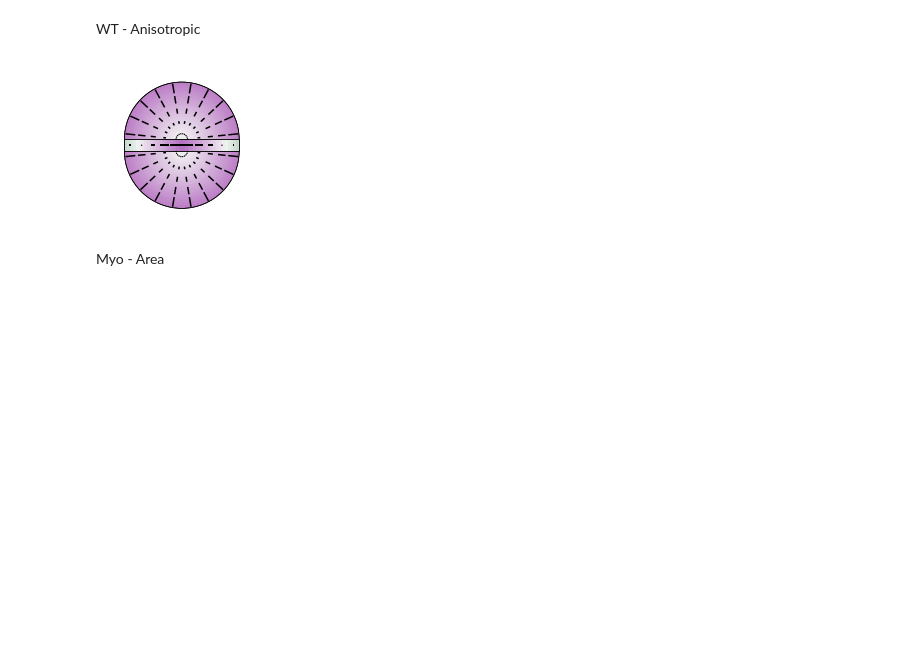
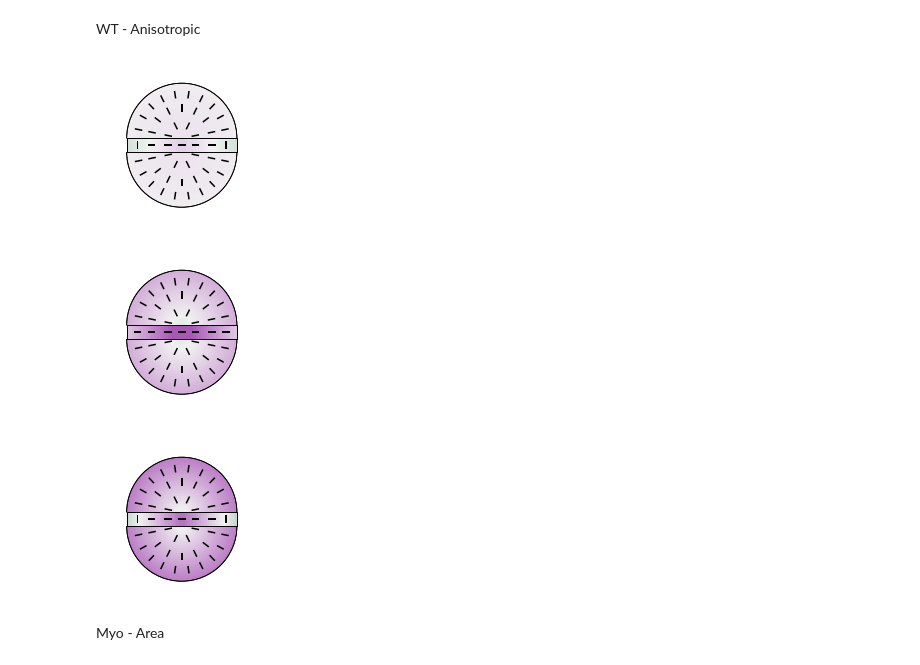
Before and after one commit to abhijeetkrishna/WDeversion_theory, a Jupyter notebook: Experiments/notebooks/visualize_lambdas.ipynb, the cells around one changed output. Drawn from its saved outputs; the diff is of its cells as text; code cells hidden in the pictures; blank space fills up the shorter version.

```diff
--- a/Experiments/notebooks/visualize_lambdas.ipynb
+++ b/Experiments/notebooks/visualize_lambdas.ipynb
@@ -377,14 +473,15 @@ DV_width = np.sin(0.1931/2)/np.sin(0.8662) #around 0.1
 #circ_plot_xlim = (-1.25,1.25)
 #circ_plot_ylim = (-1.1, 1.4)
 # %%
-DV_width = 0.2
+DV_width = 0.25
 
 #load fit file
 # %%
+quiver_scale = 20
 figsize = (6*5*cm_, 5*2*cm_)
 fig,axs = plt.subplots(2,5, figsize = figsize)
 
-[isotropic_vmin, isotropic_vmax] = [1.0, 1.3]
+[isotropic_vmin, isotropic_vmax] = [0.7, 1.3]
 [anisotropic_vmin, anisotropic_vmax] = [0.7, 1.3]
 
 
@@ -499,10 +596,14 @@ plt.savefig(dataout +'/' + genotype + '_rho_vs_N-noIncreaselimits.pdf',dpi = 600
 # %% [markdown]
 WT - Area
 # %%
-figsize = (8*cm_, 5*cm_)
-fig,ax = plt.subplots(figsize = figsize)
+stage_final_array = ["0hAPF", "2hAPF", "4hAPF"]
 
-ax = get_isotropic_subplot(ax, stage_init="wL3", stage_final="4hAPF", fit_lambdas_df=fit_lambdas_df_WT, DV_width = DV_width,
-                           boundary_lw=lw/2, add_cbar = False, fontsize=Medium_font_size, cmap = cmap_isotropic, vmin = isotropic_vmin, vmax = isotropic_vmax,)
-plt.savefig(dataout +'/' + "WT_circ_plot_only_area.pdf", bbox_inches = "tight")
+for stage_final in stage_final_array:
+
+    figsize = (8*cm_, 5*cm_)
+    fig,ax = plt.subplots(figsize = figsize)
+
+    ax = get_isotropic_subplot(ax, stage_init="wL3", stage_final=stage_final, fit_lambdas_df=fit_lambdas_df_WT, DV_width = DV_width,
+                            boundary_lw=lw/2, add_cbar = False, fontsize=Medium_font_size, cmap = cmap_isotropic, vmin = isotropic_vmin, vmax = isotropic_vmax,)
+    plt.savefig(dataout +'/' + "WT_circ_plot_only_area_" + stage_final + ".pdf", bbox_inches = "tight")
 # %% [output]
@@ -546,21 +659,25 @@ plt.savefig(dataout +'/' + "WT_circ_plot_rearrangement.pdf", bbox_inches = "tigh
 # %% [markdown]
 WT - Anisotropic
 # %%
-figsize = (8*cm_, 5*cm_)
-fig,ax = plt.subplots(figsize = figsize)
+for stage_final in stage_final_array:
 
-ax = get_isotropic_subplot(ax, stage_init="wL3", stage_final="4hAPF", fit_lambdas_df=fit_lambdas_df_WT, DV_width = DV_width,
-                           boundary_lw=lw/2, add_cbar=False, fontsize=Medium_font_size, cmap = cmap_anisotropic, vmin = anisotropic_vmin, vmax = anisotropic_vmax,
-                           lambda_name ="lambda_anisotropic_coeffs"
-                          )
-ax = get_nematic_subplot(ax, stage_init="wL3", stage_final="4hAPF", fit_lambdas_df=fit_lambdas_df_WT,
-                         lambda_name ="lambda_anisotropic_coeffs", DV_width = DV_width,
-                         quiver_scale=quiver_scale, quiver_width=quiver_width,
-                           boundary_lw=lw/2)
-#ax.set_title("wL3 " + r"$\to$" + " 4hAPF", fontsize = Medium_font_size)
-plt.savefig(dataout +'/' + "WT_circ_plot_rearrangement_and_elongation.pdf", bbox_inches = "tight")
+  figsize = (8*cm_, 5*cm_)
+  fig,ax = plt.subplots(figsize = figsize)
+
+  ax = get_isotropic_subplot(ax, stage_init="wL3", stage_final=stage_final, fit_lambdas_df=fit_lambdas_df_WT, DV_width = DV_width,
+                            boundary_lw=lw/2, add_cbar=False, fontsize=Medium_font_size, cmap = cmap_anisotropic, vmin = anisotropic_vmin, vmax = anisotropic_vmax,
+                            lambda_name ="lambda_anisotropic_coeffs"
+                            )
+  ax = get_nematic_subplot(ax, stage_init="wL3", stage_final=stage_final, fit_lambdas_df=fit_lambdas_df_WT,
+                          lambda_name ="lambda_anisotropic_coeffs", DV_width = DV_width,
+                          quiver_scale=quiver_scale, quiver_width=quiver_width,
+                            boundary_lw=lw/2)
+  #ax.set_title("wL3 " + r"$\to$" + " 4hAPF", fontsize = Medium_font_size)
+  plt.savefig(dataout +'/' + "WT_circ_plot_rearrangement_and_elongation" + stage_final + ".pdf", bbox_inches = "tight")
 # %% [output]
-[figure, old version]
+[figure, new version]
+[figure, added]
+[figure, added]
 # %% [markdown]
 Myo - Area
 # %%
```
Also changed, not shown: parts of 15 cells of this notebook.
